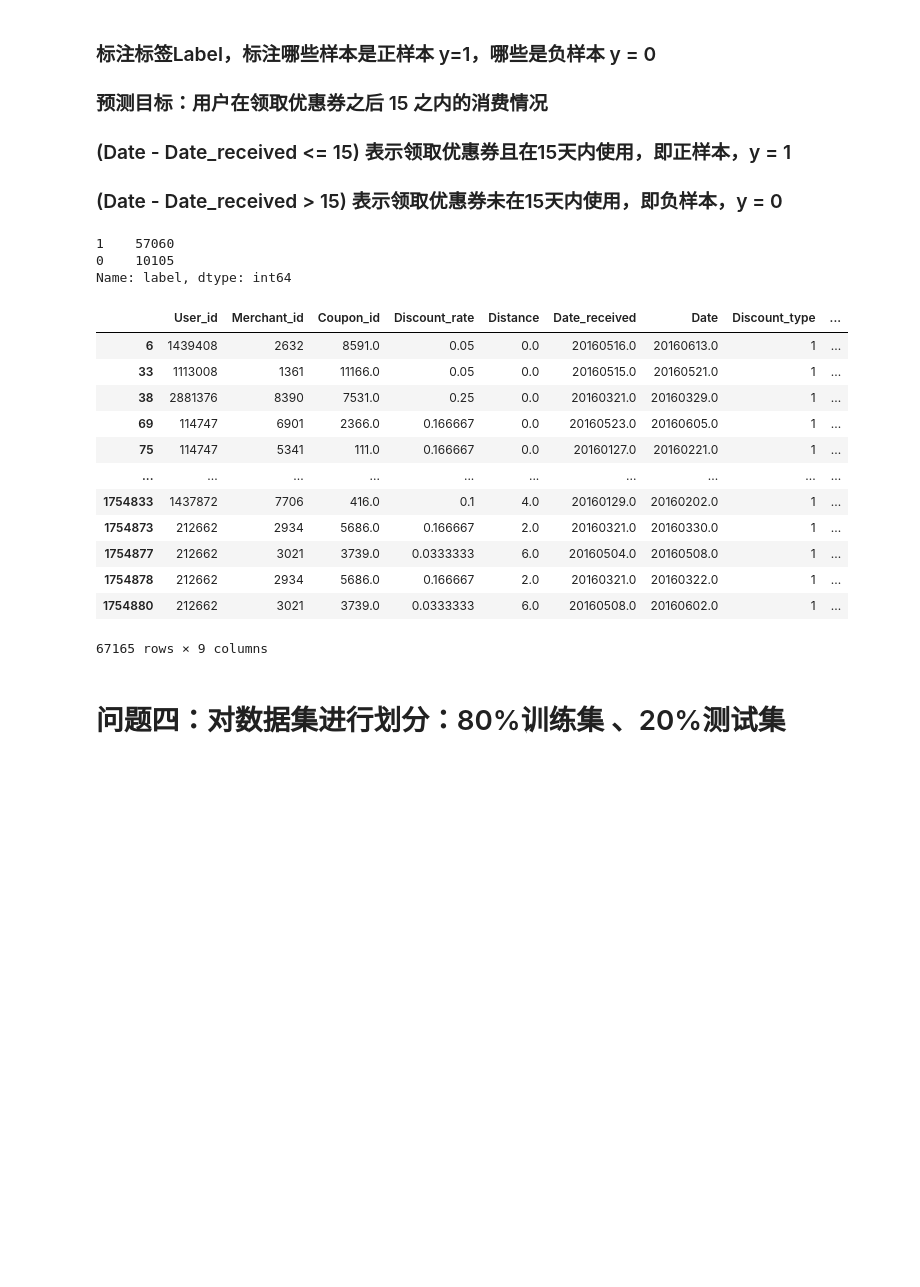
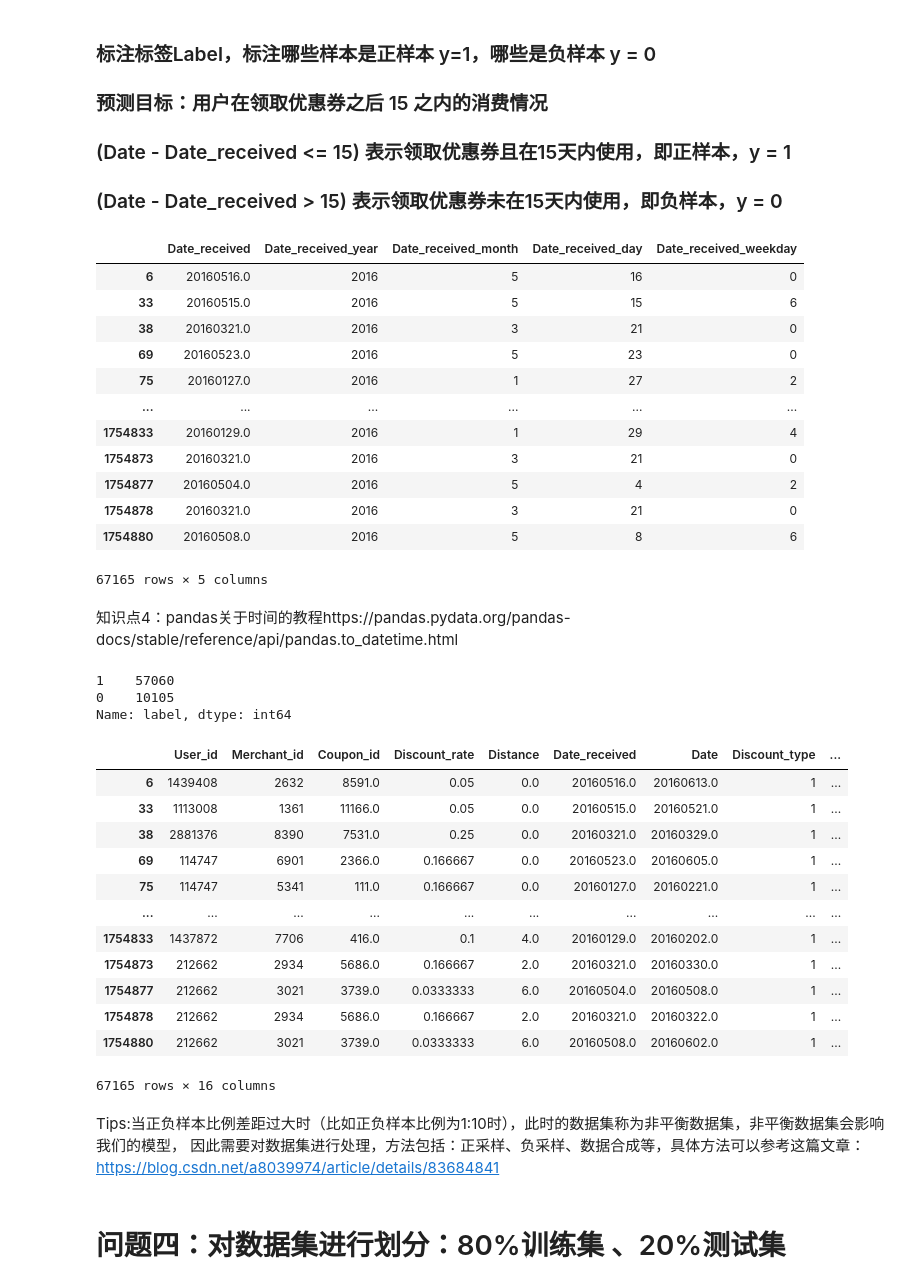
Before and after one commit to liangzihao8301/AI-programs, a Jupyter notebook: 使用决策树对优惠券使用情况做出预测/使用决策树对优惠券使用情况做出预测.ipynb, the cells around one changed output. Drawn from its saved outputs; the diff is of its cells as text; code cells hidden in the pictures; blank space fills up the shorter version.

```diff
--- a/使用决策树对优惠券使用情况做出预测/使用决策树对优惠券使用情况做出预测.ipynb
+++ b/使用决策树对优惠券使用情况做出预测/使用决策树对优惠券使用情况做出预测.ipynb
@@ -104,10 +103,26 @@ def getDiscout(row):
         return float(x2) / float(x1)
     else:
         return row
+# %%
+def getDiscountCond(row):
+    if ':' in row:
+        x1, x2 = row.split(':')
+        return float(x1)
+    else:
+        return 0
+# %%
+def getDiscountLimit(row):
+    if ':' in row:
+        x1, x2 = row.split(':')
+        return float(x2)
+    else:
+        return 99999
 # %% [markdown]
 # 问题二：将 Discount_rate 转化为数值特征
 # %%
 train_data['Discount_type'] = train_data['Discount_rate'].apply(getDiscountType)
+train_data['DiscountCond'] = train_data['Discount_rate'].apply(getDiscountCond)
+train_data['DiscountLimit'] = train_data['Discount_rate'].apply(getDiscountLimit)
 train_data['Discount_rate'] = train_data['Discount_rate'].apply(getDiscout)
 # %%
 train_data.info()# 打印将Discount_rate特征转换为数值型特征后，数据的基本信息
@@ -154,6 +172,31 @@ def label(row):
         return 0
 
 train_data['label'] = train_data.apply(label, axis=1)
+# %%
+# Date_received	Date
+train_data['Date_received_year'] = pd.to_datetime(train_data['Date_received'], format='%Y%m%d').dt.year
+train_data['Date_received_month'] = pd.to_datetime(train_data['Date_received'], format='%Y%m%d').dt.month
+train_data['Date_received_day'] = pd.to_datetime(train_data['Date_received'], format='%Y%m%d').dt.day
+train_data['Date_received_weekday'] = pd.to_datetime(train_data['Date_received'], format='%Y%m%d').dt.weekday
+train_data['Date_received_dayofyear'] = pd.to_datetime(train_data['Date_received'], format='%Y%m%d').dt.dayofyear
+# %%
+train_data[['Date_received', 'Date_received_year', 'Date_received_month', 'Date_received_day', 'Date_received_weekday']]
+# %% [output]
+|  | Date_received | Date_received_year | Date_received_month | Date_received_day | Date_received_weekday |
+| 6 | 20160516.0 | 2016 | 5 | 16 | 0 |
+| 33 | 20160515.0 | 2016 | 5 | 15 | 6 |
+| 38 | 20160321.0 | 2016 | 3 | 21 | 0 |
+| 69 | 20160523.0 | 2016 | 5 | 23 | 0 |
+| 75 | 20160127.0 | 2016 | 1 | 27 | 2 |
+| ... | ... | ... | ... | ... | ... |
+| 1754833 | 20160129.0 | 2016 | 1 | 29 | 4 |
+| 1754873 | 20160321.0 | 2016 | 3 | 21 | 0 |
+| 1754877 | 20160504.0 | 2016 | 5 | 4 | 2 |
+| 1754878 | 20160321.0 | 2016 | 3 | 21 | 0 |
+| 1754880 | 20160508.0 | 2016 | 5 | 8 | 6 |
+67165 rows × 5 columns
+# %% [markdown]
+知识点4：pandas关于时间的教程https://pandas.pydata.org/pandas-docs/stable/reference/api/pandas.to_datetime.html
 # %%
 # 统计正负样本的分布
 print(train_data['label'].value_counts())
@@ -176,7 +219,11 @@ train_data
 | 1754877 | 212662 | 3021 | 3739.0 | 0.0333333 | 6.0 | 20160504.0 | 20160508.0 | 1 | ... |
 | 1754878 | 212662 | 2934 | 5686.0 | 0.166667 | 2.0 | 20160321.0 | 20160322.0 | 1 | ... |
 | 1754880 | 212662 | 3021 | 3739.0 | 0.0333333 | 6.0 | 20160508.0 | 20160602.0 | 1 | ... |
-67165 rows × 9 columns
+67165 rows × 16 columns
+# %% [markdown]
+Tips:当正负样本比例差距过大时（比如正负样本比例为1:10时），此时的数据集称为非平衡数据集，非平衡数据集会影响我们的模型，
+因此需要对数据集进行处理，方法包括：正采样、负采样、数据合成等，具体方法可以参考这篇文章：
+https://blog.csdn.net/a8039974/article/details/83684841
 # %% [markdown]
 # 问题四：对数据集进行划分：80%训练集 、20%测试集
 # %%
```
Also changed, not shown: parts of 19 cells of this notebook.
